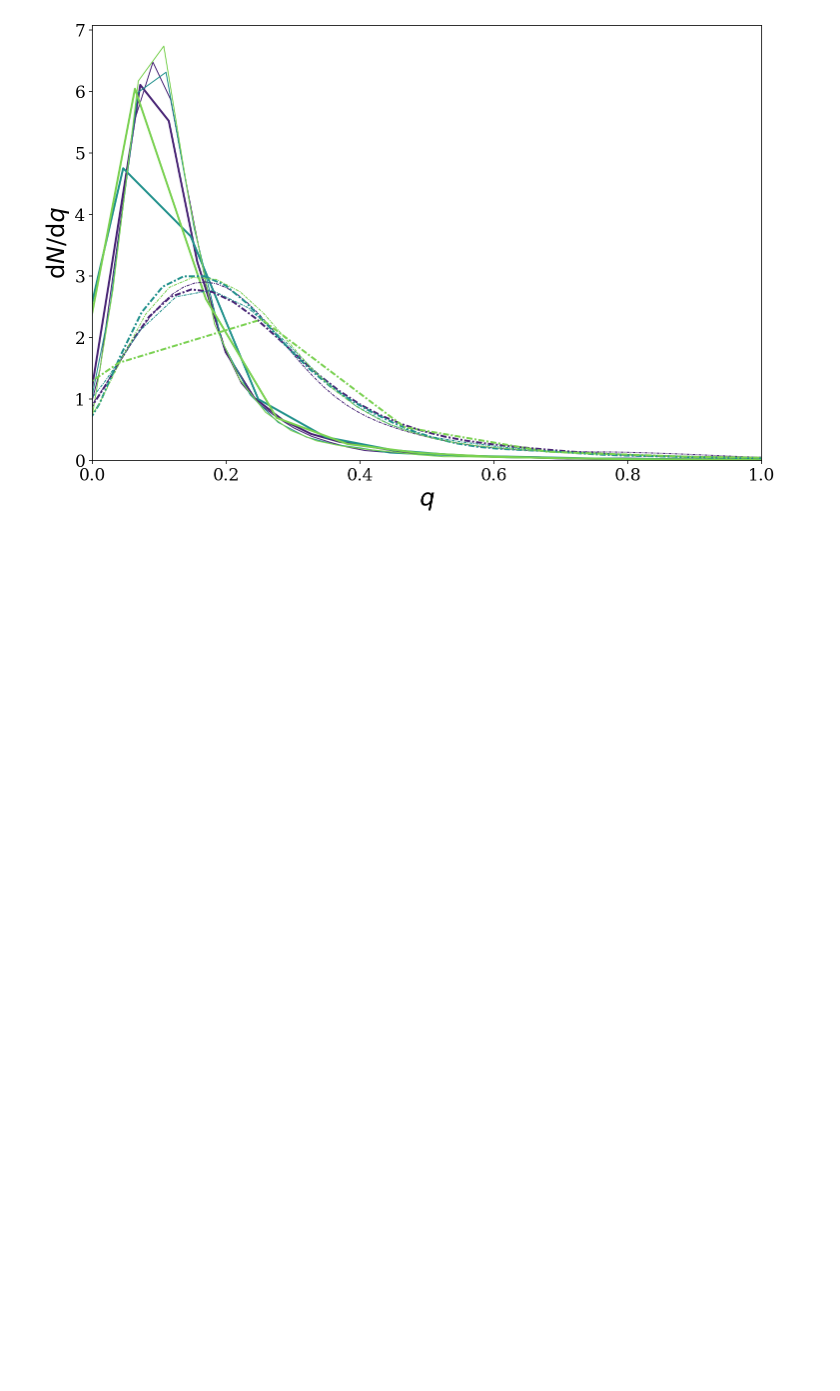
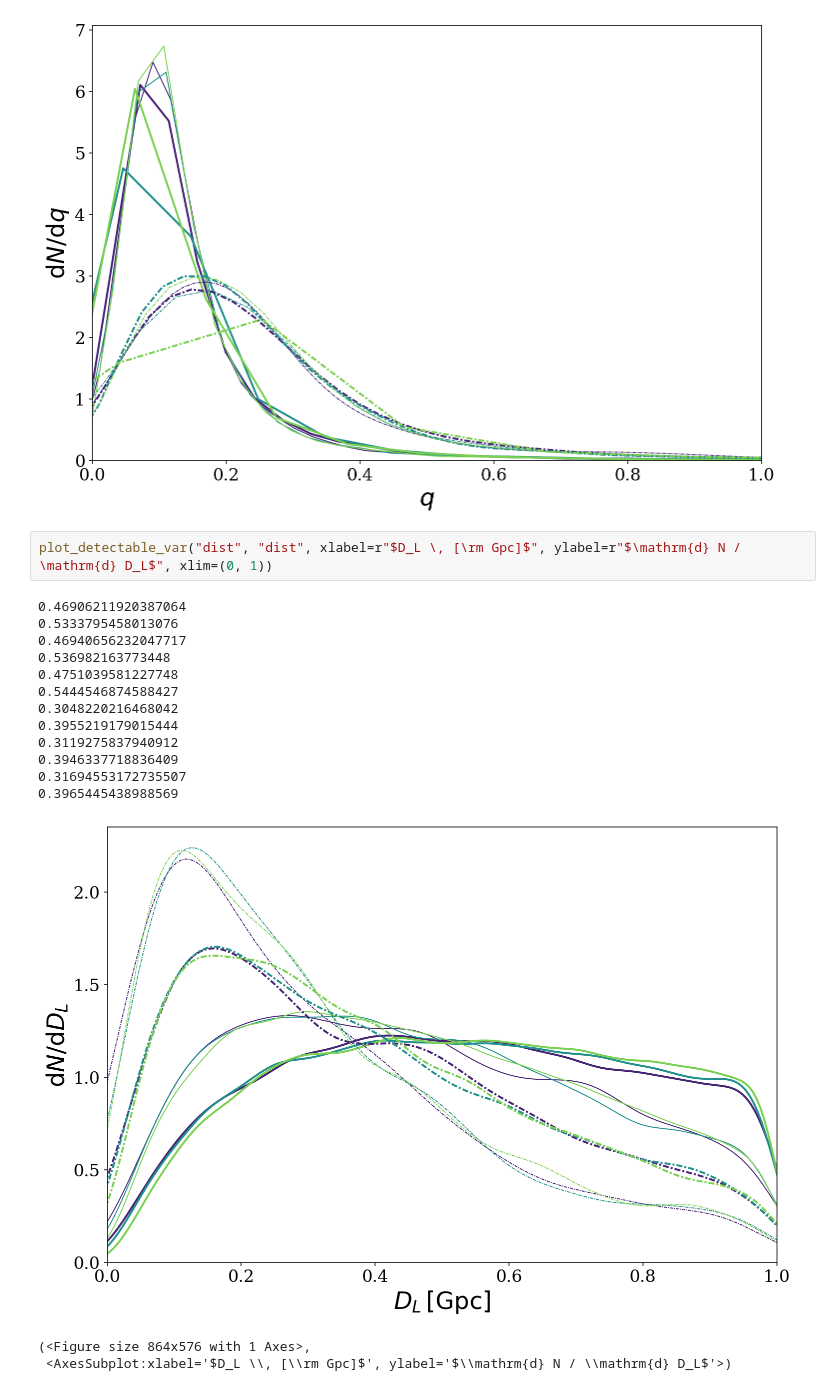
Before and after one commit to TomWagg/AGN-in-LISA, a Jupyter notebook: notebooks/AGN with LISA.ipynb, the cells around one changed output. Cells and saved outputs as stored; diff of their text form; blank space fills up the shorter version.

```diff
--- a/notebooks/AGN with LISA.ipynb
+++ b/notebooks/AGN with LISA.ipynb
@@ -281,3 +276,21 @@ plt.savefig("../plots/q.pdf", format="pdf", bbox_inches="tight")
 plt.show()
 # %% [output]
 [figure]
+# %%
+plot_detectable_var("dist", "dist", xlabel=r"$D_L \, [\rm Gpc]$", ylabel=r"$\mathrm{d} N / \mathrm{d} D_L$", xlim=(0, 1))
+# %% [output]
+0.46906211920387064
+0.5333795458013076
+0.46940656232047717
+0.536982163773448
+0.4751039581227748
+0.5444546874588427
+0.3048220216468042
+0.3955219179015444
+0.3119275837940912
+0.3946337718836409
+0.31694553172735507
+0.3965445438988569
+[figure, added]
+(<Figure size 864x576 with 1 Axes>,
+ <AxesSubplot:xlabel='$D_L \\, [\\rm Gpc]$', ylabel='$\\mathrm{d} N / \\mathrm{d} D_L$'>)
```
Also changed, not shown: parts of 4 cells of this notebook, 2 other files.
